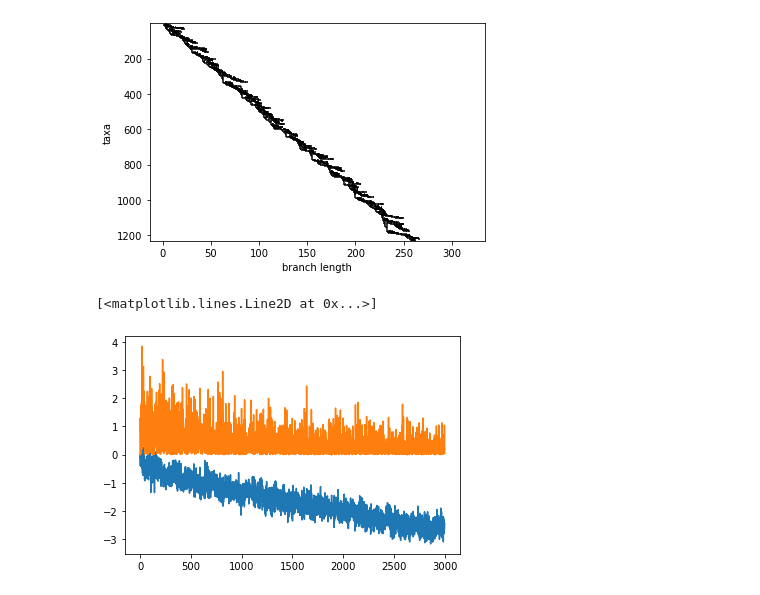
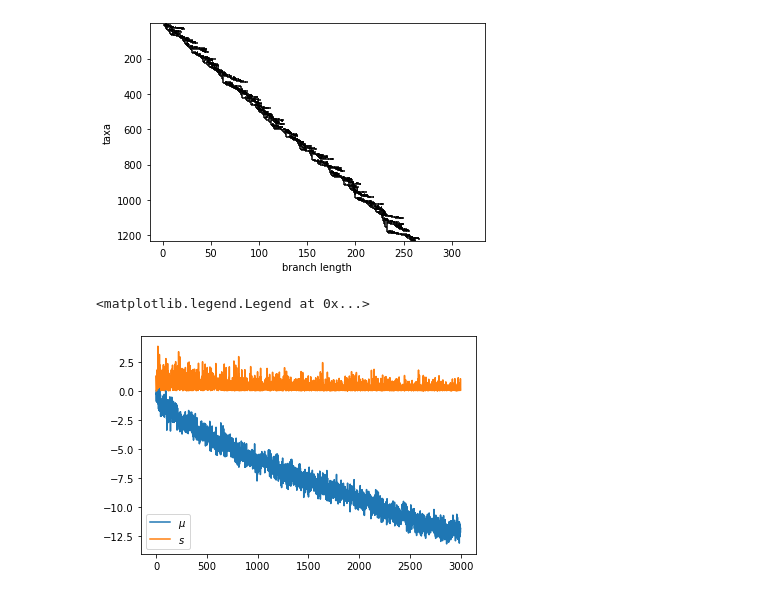
Before and after one commit to amahadevan99/epistatic-landscapes, a Jupyter notebook: test_epistasis_code.ipynb, the cells around one changed output. Drawn from its saved outputs; the diff is of its cells as text; code cells hidden in the pictures.

```diff
--- a/test_epistasis_code.ipynb
+++ b/test_epistasis_code.ipynb
@@ -163,8 +163,9 @@ Phylo.draw(T,label_func=lambda x:None,branch_labels=lambda x:None,label_colors=c
 # %% [output]
 [figure]
 # %%
-plot([sum(RE.labels[k][0]) for k in range(3000)])
-plot([sum(RE.labels[k][1]) for k in range(3000)])
+plot([dot(RE.coeff_list,RE.labels[k][0]) for k in range(3000)],label='$\\mu$')
+plot([sum(RE.labels[k][1]) for k in range(3000)],label='$s$')
+legend()
 # %% [output]
-[<matplotlib.lines.Line2D at 0x...>]
+<matplotlib.legend.Legend at 0x...>
-[figure, old version]
+[figure, new version]
```
Also changed, not shown: 1 other file.
